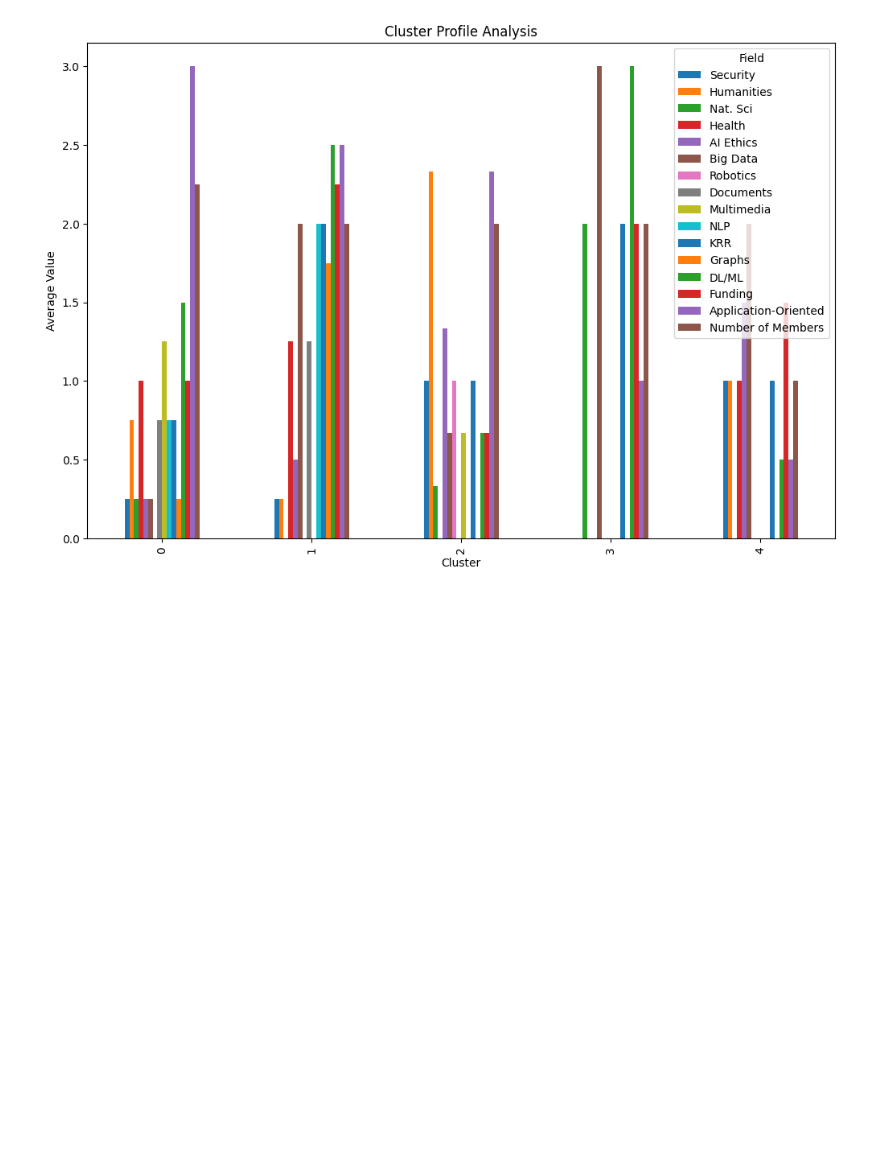
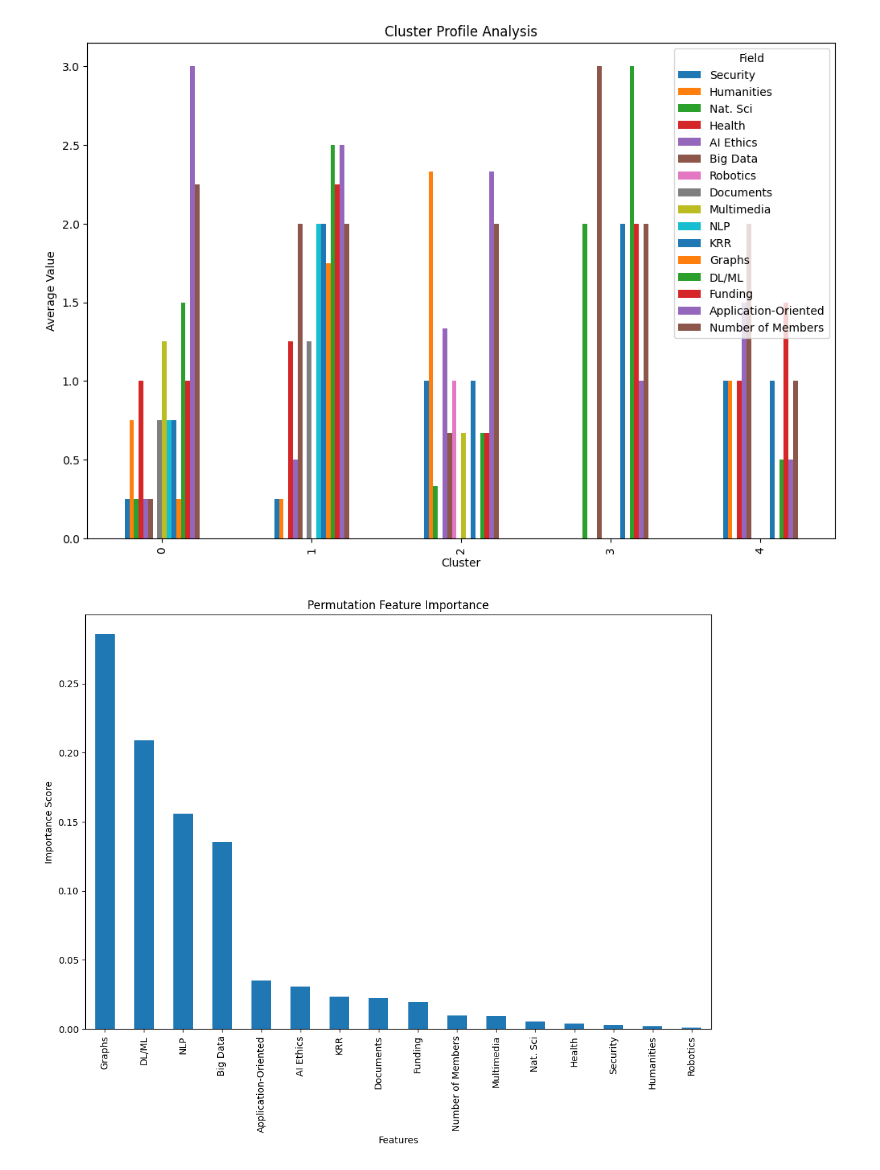
Before and after one commit to codegithubka/Deep-Autoencoder-Company-Segmentation, a Jupyter notebook: TeamMergers.ipynb, the cells around one changed output. Cells and saved outputs as stored; diff of their text form; code cells hidden in the pictures; blank space fills up the shorter version.

Commit message:
Added feature importance

```diff
--- a/TeamMergers.ipynb
+++ b/TeamMergers.ipynb
@@ -254,3 +254,44 @@ profile_df.drop(['custom_score'], axis=1, inplace=True)
 plot_cluster_profiles(profile_df)
 # %% [output]
 [figure]
+# %%
+#Feature Importance Analysis
+
+#Importance Scores
+    #Analyze which features are most important for determining custom scores
+#Bar plot to visualize the importance of each feature
+
+#Permutation Importance
+from sklearn.inspection import permutation_importance
+from sklearn.ensemble import RandomForestRegressor
+
+
+# Calculate permutation feature importance
+def calculate_permutation_feature_importance(df):
+    feature_columns = ['Security', 'Humanities', 'Nat. Sci', 'Health', 'AI Ethics', 'Big Data',
+                       'Robotics', 'Documents', 'Multimedia', 'NLP', 'KRR', 'Graphs', 'DL/ML',
+                       'Funding', 'Application-Oriented', 'Number of Members']
+    X = df[feature_columns]
+    y = df['custom_score']
+
+    model = RandomForestRegressor(random_state=42)
+    model.fit(X, y)
+
+    result = permutation_importance(model, X, y, n_repeats=10, random_state=42)
+    permutation_importances = pd.Series(result.importances_mean, index=feature_columns)
+    return permutation_importances
+
+
+def plot_permutation_feature_importance(permutation_importances):
+    permutation_importances = permutation_importances.sort_values(ascending=False)
+    plt.figure(figsize=(12, 8))
+    permutation_importances.plot(kind='bar')
+    plt.title('Permutation Feature Importance')
+    plt.xlabel('Features')
+    plt.ylabel('Importance Score')
+    plt.show()
+
+permutation_feature_importances = calculate_permutation_feature_importance(df)
+plot_permutation_feature_importance(permutation_feature_importances)
+# %% [output]
+[figure, added]
```
Also changed, not shown: parts of 3 cells of this notebook, 1 other file.
